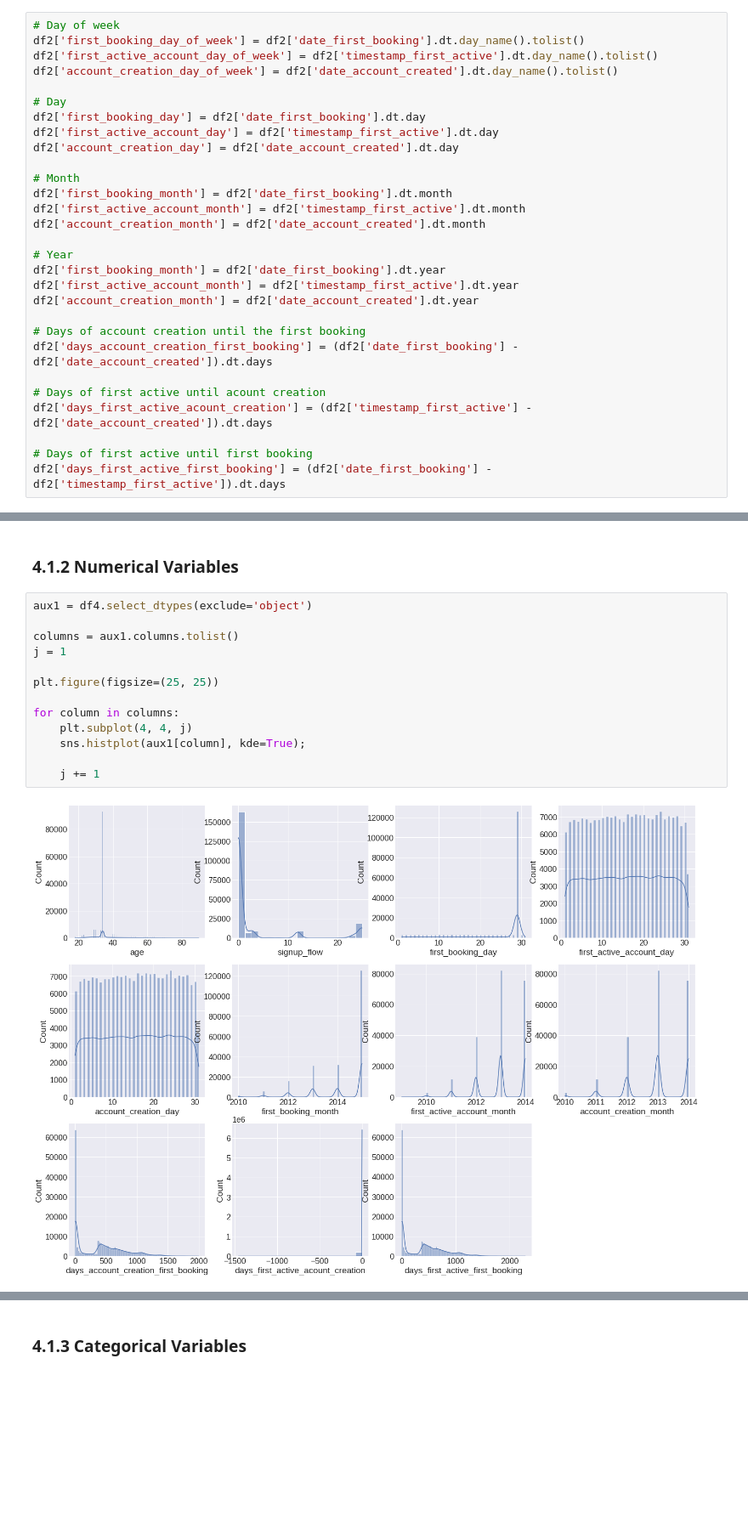
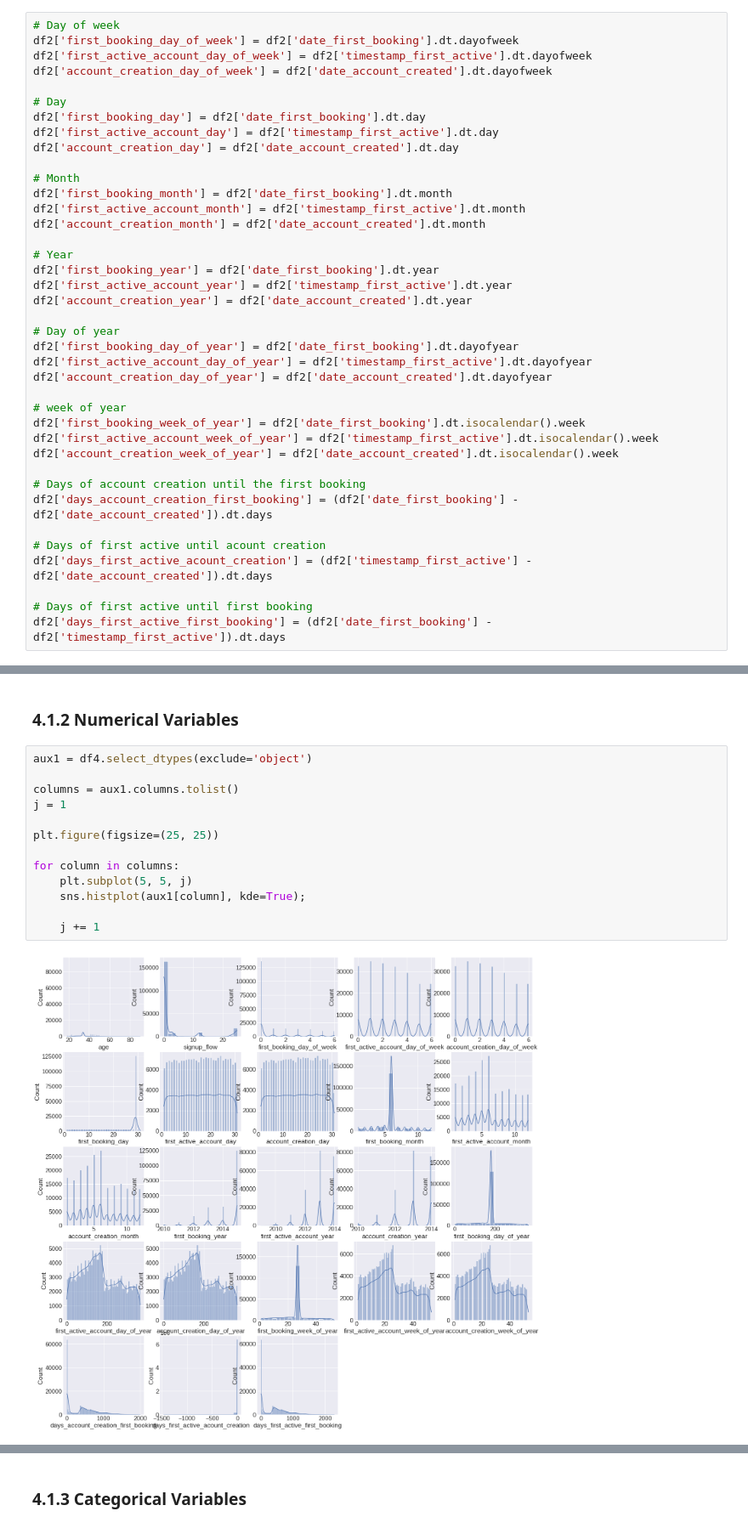
Before and after one commit to juniorcl/airbnb-scheduling-forecast, a Jupyter notebook: notebooks/c1.0_cmoj_airbnb_scheduling_forecast.ipynb, the cells around one changed output, grey strips where cells are left out. Shown at 85% size. Drawn from its saved outputs; the diff is of its cells as text; blank space fills up the shorter version.

```diff
--- a/notebooks/c1.0_cmoj_airbnb_scheduling_forecast.ipynb
+++ b/notebooks/c1.0_cmoj_airbnb_scheduling_forecast.ipynb
@@ -426,9 +524,9 @@ Image('../reports/figures/c1_mind_map.png')
 ## 2.4 Feature Engineering
 # %%
 # Day of week
-df2['first_booking_day_of_week'] = df2['date_first_booking'].dt.day_name().tolist()
-df2['first_active_account_day_of_week'] = df2['timestamp_first_active'].dt.day_name().tolist()
-df2['account_creation_day_of_week'] = df2['date_account_created'].dt.day_name().tolist()
+df2['first_booking_day_of_week'] = df2['date_first_booking'].dt.dayofweek
+df2['first_active_account_day_of_week'] = df2['timestamp_first_active'].dt.dayofweek
+df2['account_creation_day_of_week'] = df2['date_account_created'].dt.dayofweek
 
 # Day
 df2['first_booking_day'] = df2['date_first_booking'].dt.day
@@ -441,9 +539,19 @@ df2['first_active_account_month'] = df2['timestamp_first_active'].dt.month
 df2['account_creation_month'] = df2['date_account_created'].dt.month
 
 # Year
-df2['first_booking_month'] = df2['date_first_booking'].dt.year
-df2['first_active_account_month'] = df2['timestamp_first_active'].dt.year
-df2['account_creation_month'] = df2['date_account_created'].dt.year
+df2['first_booking_year'] = df2['date_first_booking'].dt.year
+df2['first_active_account_year'] = df2['timestamp_first_active'].dt.year
+df2['account_creation_year'] = df2['date_account_created'].dt.year
+
+# Day of year
+df2['first_booking_day_of_year'] = df2['date_first_booking'].dt.dayofyear
+df2['first_active_account_day_of_year'] = df2['timestamp_first_active'].dt.dayofyear
+df2['account_creation_day_of_year'] = df2['date_account_created'].dt.dayofyear
+
+# week of year
+df2['first_booking_week_of_year'] = df2['date_first_booking'].dt.isocalendar().week
+df2['first_active_account_week_of_year'] = df2['timestamp_first_active'].dt.isocalendar().week
+df2['account_creation_week_of_year'] = df2['date_account_created'].dt.isocalendar().week
 
 # Days of account creation until the first booking
 df2['days_account_creation_first_booking'] = (df2['date_first_booking'] - df2['date_account_created']).dt.days
@@ -494,18 +602,18 @@ for p in ax.patches:
 # %%
 aux1 = df4.select_dtypes(exclude='object')
 
 columns = aux1.columns.tolist()
 j = 1
 
 plt.figure(figsize=(25, 25))
 
 for column in columns:
-    plt.subplot(4, 4, j)
+    plt.subplot(5, 5, j)
     sns.histplot(aux1[column], kde=True);
 
     j += 1
 # %% [output]
-[figure, old version]
+[figure, new version]
 # %%
 aux1 = df4.select_dtypes(exclude='object')
 columns = aux1.columns.tolist()
```
Also changed, not shown: parts of 78 cells of this notebook.
